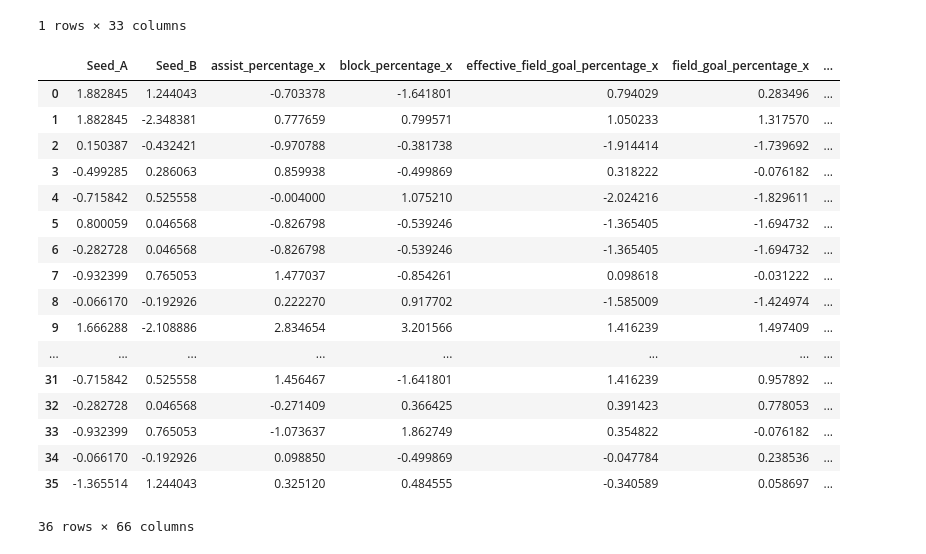
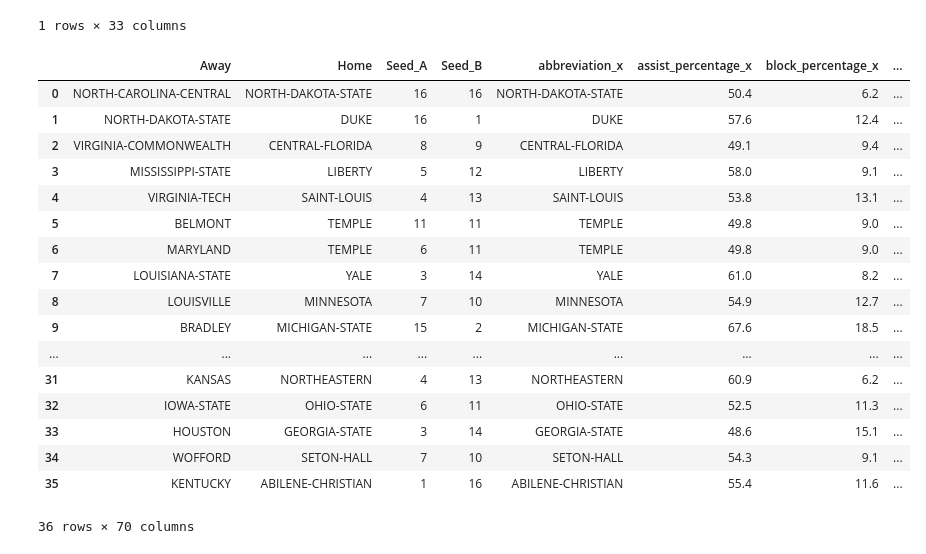
Before and after one commit to bendraus7/Machine-Learning-Madness, a Jupyter notebook: Predict March Madness w seed.ipynb, the cells around one changed output. Cells and saved outputs as stored; diff of their text form; code cells hidden in the pictures.

```diff
--- a/Predict March Madness w seed.ipynb
+++ b/Predict March Madness w seed.ipynb
@@ -629,27 +629,27 @@ game_df_cur_team.columns = ['Away','Home','Seed_A','Seed_B']
 game_df_cur = game_df_cur[['Away','Home','Seed_A','Seed_B']]
 game_df_cur = game_df_cur.merge(teams_df_19, left_on = ['Home'], right_on = ['abbreviation'], how = 'left')
 game_df_cur = game_df_cur.merge(teams_df_19, left_on = ['Away'], right_on = ['abbreviation'], how = 'left')
-# %%
-game_input_cur
-# %% [output]
-|  | Seed_A | Seed_B | assist_percentage_x | block_percentage_x | effective_field_goal_percentage_x | field_goal_percentage_x | ... |
-| 0 | 1.882845 | 1.244043 | -0.703378 | -1.641801 | 0.794029 | 0.283496 | ... |
-| 1 | 1.882845 | -2.348381 | 0.777659 | 0.799571 | 1.050233 | 1.317570 | ... |
-| 2 | 0.150387 | -0.432421 | -0.970788 | -0.381738 | -1.914414 | -1.739692 | ... |
-| 3 | -0.499285 | 0.286063 | 0.859938 | -0.499869 | 0.318222 | -0.076182 | ... |
-| 4 | -0.715842 | 0.525558 | -0.004000 | 1.075210 | -2.024216 | -1.829611 | ... |
-| 5 | 0.800059 | 0.046568 | -0.826798 | -0.539246 | -1.365405 | -1.694732 | ... |
-| 6 | -0.282728 | 0.046568 | -0.826798 | -0.539246 | -1.365405 | -1.694732 | ... |
-| 7 | -0.932399 | 0.765053 | 1.477037 | -0.854261 | 0.098618 | -0.031222 | ... |
-| 8 | -0.066170 | -0.192926 | 0.222270 | 0.917702 | -1.585009 | -1.424974 | ... |
-| 9 | 1.666288 | -2.108886 | 2.834654 | 3.201566 | 1.416239 | 1.497409 | ... |
-| ... | ... | ... | ... | ... | ... | ... | ... |
-| 31 | -0.715842 | 0.525558 | 1.456467 | -1.641801 | 1.416239 | 0.957892 | ... |
-| 32 | -0.282728 | 0.046568 | -0.271409 | 0.366425 | 0.391423 | 0.778053 | ... |
-| 33 | -0.932399 | 0.765053 | -1.073637 | 1.862749 | 0.354822 | -0.076182 | ... |
-| 34 | -0.066170 | -0.192926 | 0.098850 | -0.499869 | -0.047784 | 0.238536 | ... |
-| 35 | -1.365514 | 1.244043 | 0.325120 | 0.484555 | -0.340589 | 0.058697 | ... |
-36 rows × 66 columns
+# %%
+game_df_cur
+# %% [output]
+|  | Away | Home | Seed_A | Seed_B | abbreviation_x | assist_percentage_x | block_percentage_x | ... |
+| 0 | NORTH-CAROLINA-CENTRAL | NORTH-DAKOTA-STATE | 16 | 16 | NORTH-DAKOTA-STATE | 50.4 | 6.2 | ... |
+| 1 | NORTH-DAKOTA-STATE | DUKE | 16 | 1 | DUKE | 57.6 | 12.4 | ... |
+| 2 | VIRGINIA-COMMONWEALTH | CENTRAL-FLORIDA | 8 | 9 | CENTRAL-FLORIDA | 49.1 | 9.4 | ... |
+| 3 | MISSISSIPPI-STATE | LIBERTY | 5 | 12 | LIBERTY | 58.0 | 9.1 | ... |
+| 4 | VIRGINIA-TECH | SAINT-LOUIS | 4 | 13 | SAINT-LOUIS | 53.8 | 13.1 | ... |
+| 5 | BELMONT | TEMPLE | 11 | 11 | TEMPLE | 49.8 | 9.0 | ... |
+| 6 | MARYLAND | TEMPLE | 6 | 11 | TEMPLE | 49.8 | 9.0 | ... |
+| 7 | LOUISIANA-STATE | YALE | 3 | 14 | YALE | 61.0 | 8.2 | ... |
+| 8 | LOUISVILLE | MINNESOTA | 7 | 10 | MINNESOTA | 54.9 | 12.7 | ... |
+| 9 | BRADLEY | MICHIGAN-STATE | 15 | 2 | MICHIGAN-STATE | 67.6 | 18.5 | ... |
+| ... | ... | ... | ... | ... | ... | ... | ... | ... |
+| 31 | KANSAS | NORTHEASTERN | 4 | 13 | NORTHEASTERN | 60.9 | 6.2 | ... |
+| 32 | IOWA-STATE | OHIO-STATE | 6 | 11 | OHIO-STATE | 52.5 | 11.3 | ... |
+| 33 | HOUSTON | GEORGIA-STATE | 3 | 14 | GEORGIA-STATE | 48.6 | 15.1 | ... |
+| 34 | WOFFORD | SETON-HALL | 7 | 10 | SETON-HALL | 54.3 | 9.1 | ... |
+| 35 | KENTUCKY | ABILENE-CHRISTIAN | 1 | 16 | ABILENE-CHRISTIAN | 55.4 | 11.6 | ... |
+36 rows × 70 columns
 # %%
 game_input_cur = game_df_cur.drop(columns = ['Away','Home','abbreviation_x','abbreviation_y'], axis = 1)
 # %%
```
Also changed, not shown: parts of 3 cells of this notebook.
